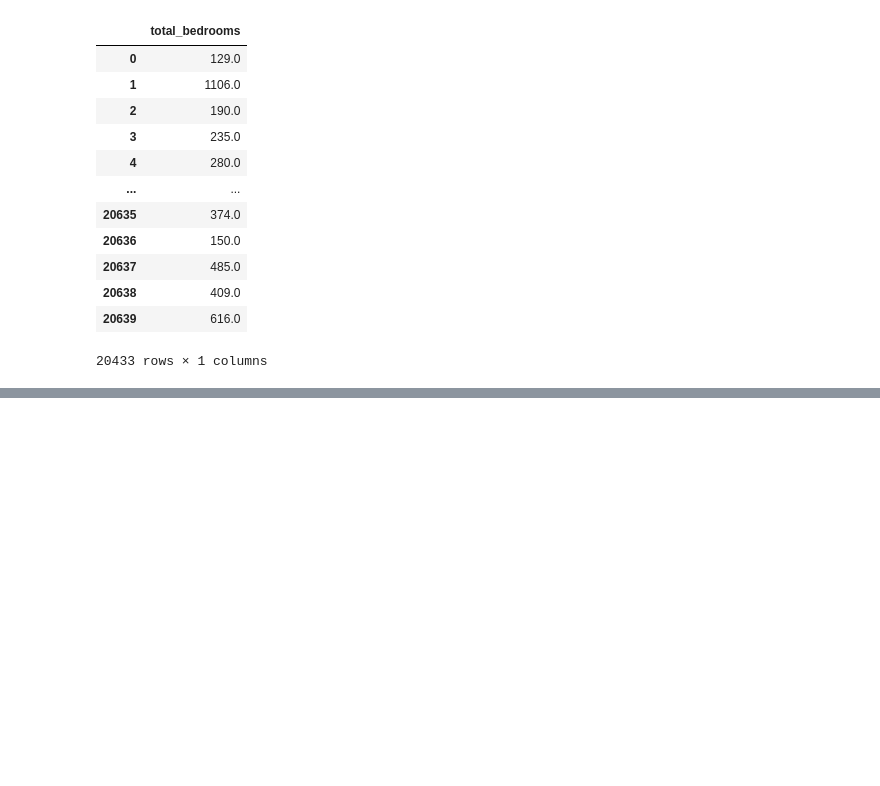
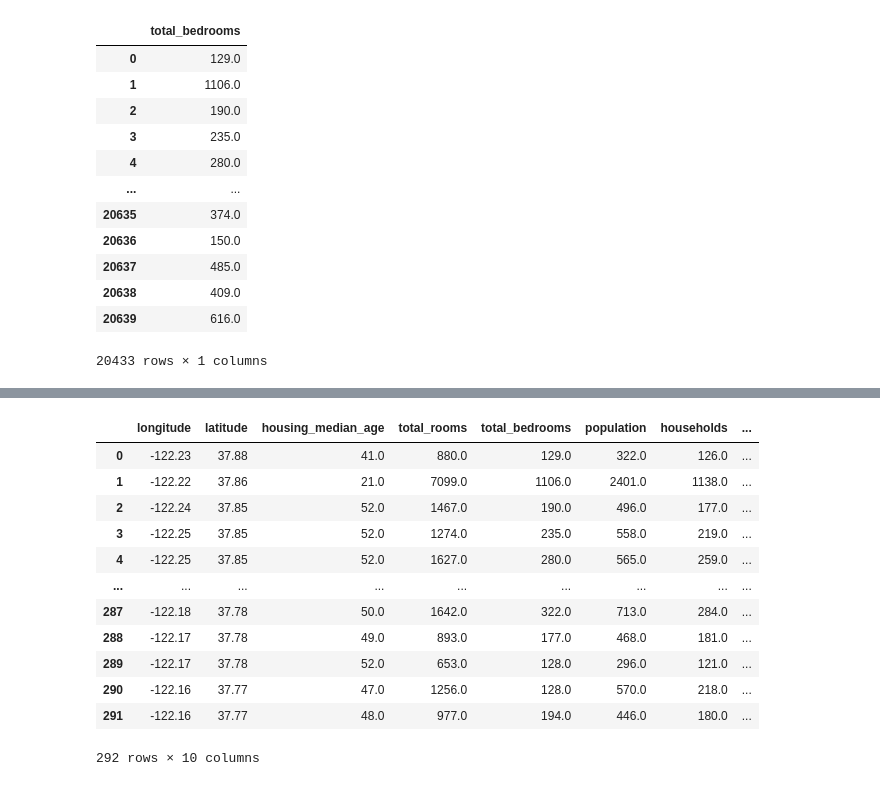
Before and after one commit to iamkijun/TIL, a Jupyter notebook: Bigdata/02_dataCleansing.ipynb, the cells around one changed output, grey strips where cells are left out. Cells and saved outputs as stored; diff of their text form; code cells hidden in the pictures; blank space fills up the shorter version.

```diff
--- a/Bigdata/02_dataCleansing.ipynb
+++ b/Bigdata/02_dataCleansing.ipynb
@@ -471,0 +535,20 @@ data[['total_bedrooms']].dropna()
+# %%
+#결측값을 앞 방향으로 채우는 방법
+#이전 변수값을 그대로 갖다 쓴다.
+
+data_ffill = data.fillna(method='ffill')
+data_ffill.head(292)
+# %% [output]
+|  | longitude | latitude | housing_median_age | total_rooms | total_bedrooms | population | households | ... |
+| 0 | -122.23 | 37.88 | 41.0 | 880.0 | 129.0 | 322.0 | 126.0 | ... |
+| 1 | -122.22 | 37.86 | 21.0 | 7099.0 | 1106.0 | 2401.0 | 1138.0 | ... |
+| 2 | -122.24 | 37.85 | 52.0 | 1467.0 | 190.0 | 496.0 | 177.0 | ... |
+| 3 | -122.25 | 37.85 | 52.0 | 1274.0 | 235.0 | 558.0 | 219.0 | ... |
+| 4 | -122.25 | 37.85 | 52.0 | 1627.0 | 280.0 | 565.0 | 259.0 | ... |
+| ... | ... | ... | ... | ... | ... | ... | ... | ... |
+| 287 | -122.18 | 37.78 | 50.0 | 1642.0 | 322.0 | 713.0 | 284.0 | ... |
+| 288 | -122.17 | 37.78 | 49.0 | 893.0 | 177.0 | 468.0 | 181.0 | ... |
+| 289 | -122.17 | 37.78 | 52.0 | 653.0 | 128.0 | 296.0 | 121.0 | ... |
+| 290 | -122.16 | 37.77 | 47.0 | 1256.0 | 128.0 | 570.0 | 218.0 | ... |
+| 291 | -122.16 | 37.77 | 48.0 | 977.0 | 194.0 | 446.0 | 180.0 | ... |
+292 rows × 10 columns
```
Also changed, not shown: parts of 21 cells of this notebook, 2 other files.
